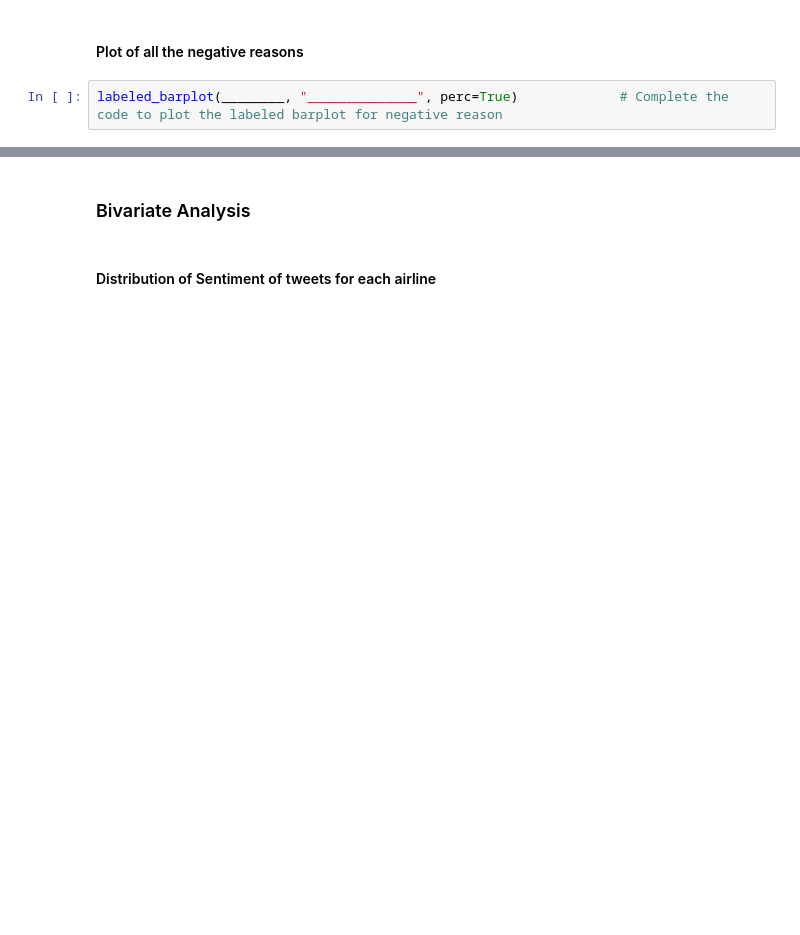
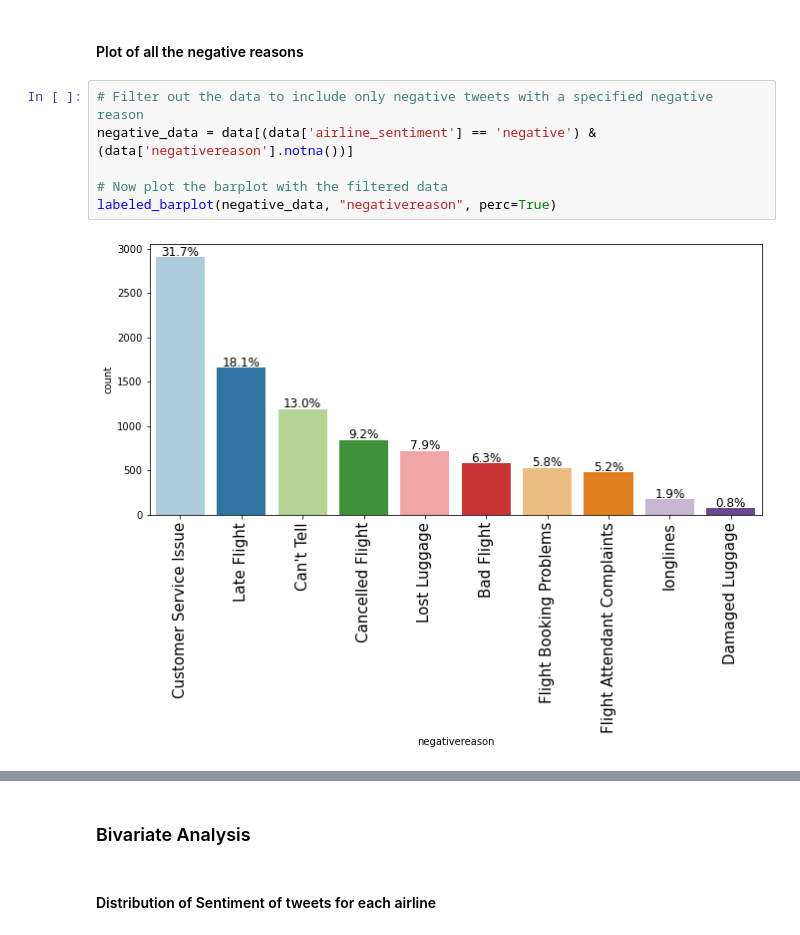
Before and after one commit to FoxHoundOps/PGP-AI-ML, a Jupyter notebook: project7/NLP_Learner_Notebook_Full_code_version.ipynb, the cells around one changed output, grey strips where cells are left out. Drawn from its saved outputs; the diff is of its cells as text; blank space fills up the shorter version.

```diff
--- a/project7/NLP_Learner_Notebook_Full_code_version.ipynb
+++ b/project7/NLP_Learner_Notebook_Full_code_version.ipynb
@@ -273,4 +253,10 @@ labeled_barplot(________, "_____________", perc=True) # Complete the code to plo
 # %% [markdown]
 #### Plot of all the negative reasons
-# %%
-labeled_barplot(________, "______________", perc=True)             # Complete the code to plot the labeled barplot for negative reason
+# %%
+# Filter out the data to include only negative tweets with a specified negative reason
+negative_data = data[(data['airline_sentiment'] == 'negative') & (data['negativereason'].notna())]
+
+# Now plot the barplot with the filtered data
+labeled_barplot(negative_data, "negativereason", perc=True)
+# %% [output]
+[figure, added]
```
Also changed, not shown: parts of 27 cells of this notebook.
